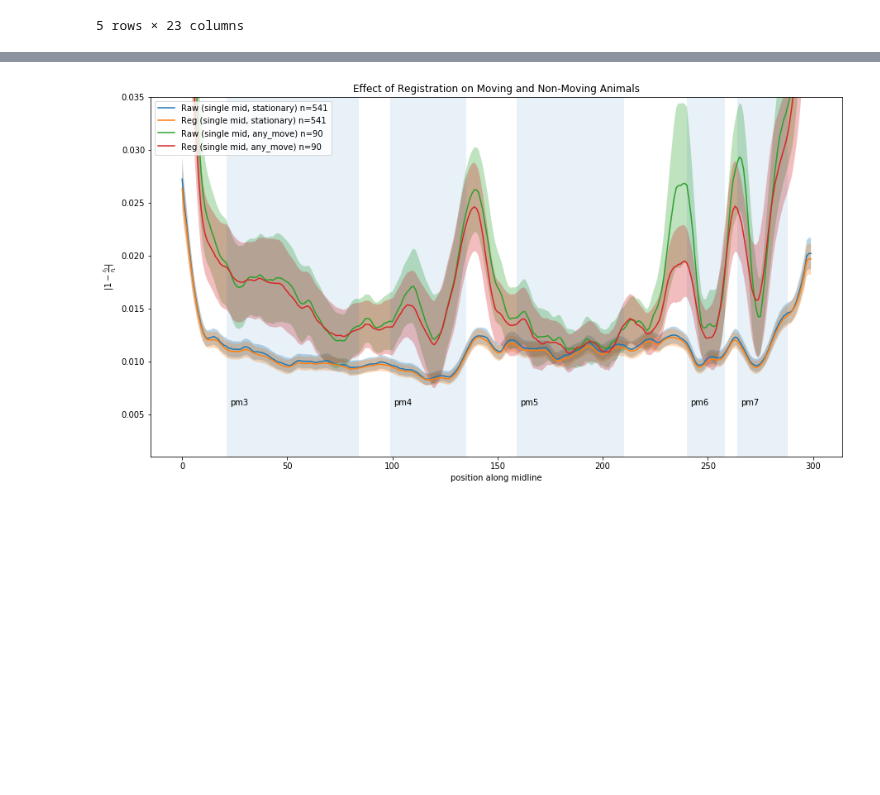
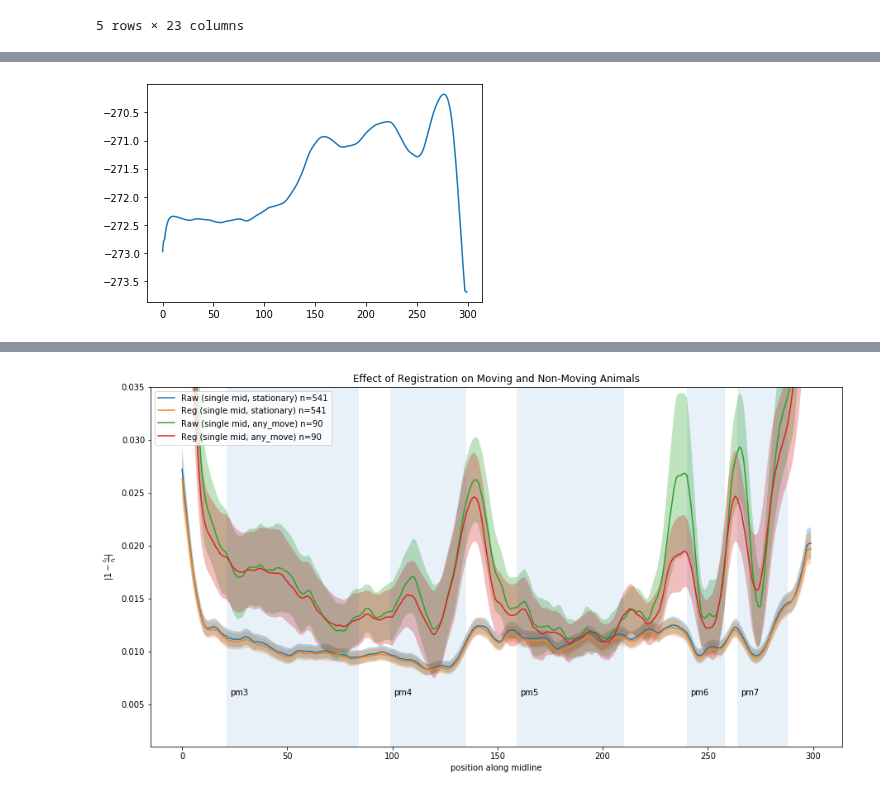
Before and after one commit to ApfeldLab/pharynx_redox, a Jupyter notebook: python/notebooks/Figures for Paper.ipynb, the cells around one changed output, grey strips where cells are left out. Drawn from its saved outputs; the diff is of its cells as text; code cells hidden in the pictures; blank space fills up the shorter version.

```diff
--- a/python/notebooks/Figures for Paper.ipynb
+++ b/python/notebooks/Figures for Paper.ipynb
@@ -60,3 +103,10 @@ df.head()
+# %%
+plt.plot(raw_prof.sel(wavelength='e', pair=1, strain='HD233').mean(dim='strain'));
+# plt.plot(np.mean(raw_prof.sel(wavelength='e', pair=1, strain='SAY47'), axis=0));
+# plt.figure()
+# plt.plot(raw_prof.sel(wavelength='e', pair=1, strain='SAY47').T);
+# %% [output]
+[figure, added]
 # %%
 def load_all_cached_profile_data(glob_pattern):
     return xr.concat((xr.load_dataarray(p) for p in sorted(meta_dir.glob(glob_pattern))), dim='strain')
```
Also changed, not shown: parts of 5 cells of this notebook, 10 other files.
